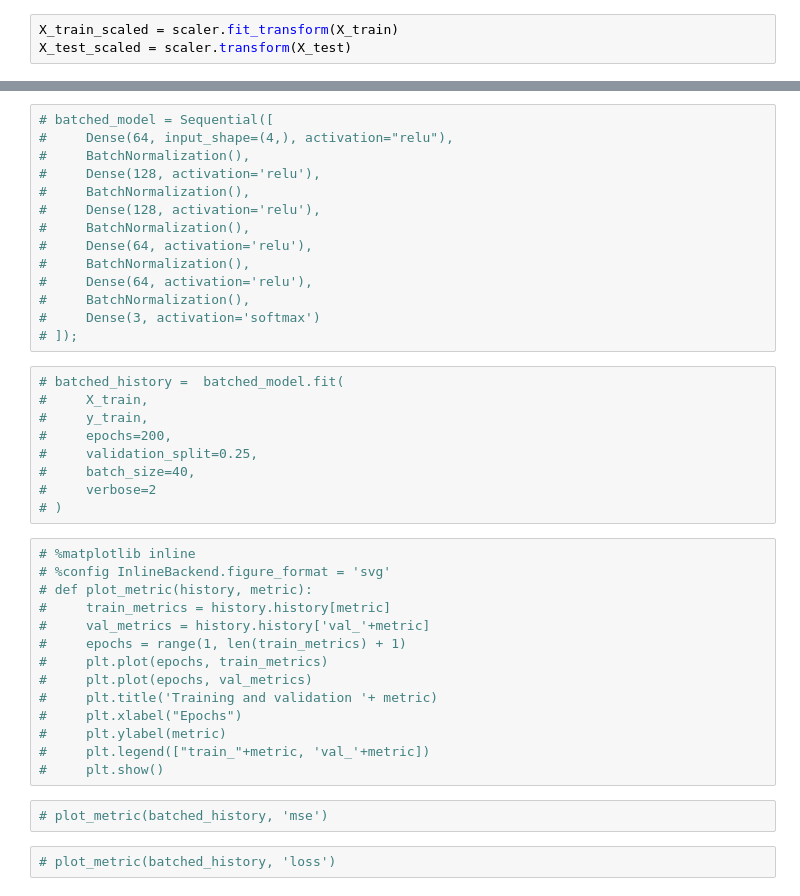
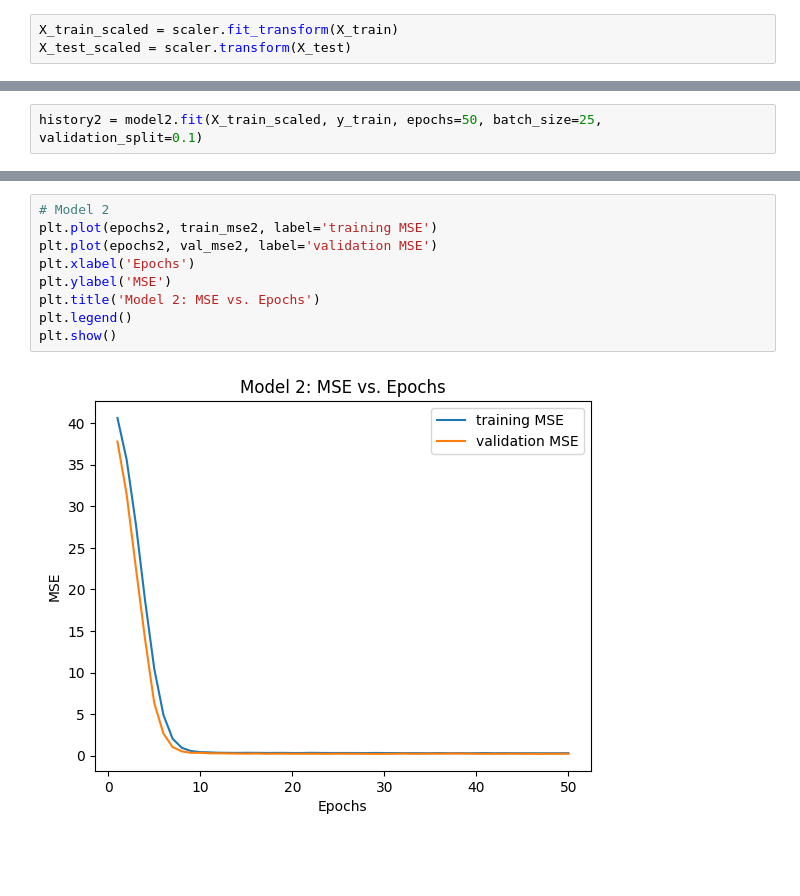
Before and after one commit to andresdlRoca/Deep-Learning-Labs, a Jupyter notebook: bn_implementation.ipynb, the cells around one changed output, grey strips where cells are left out. Drawn from its saved outputs; the diff is of its cells as text; blank space fills up the shorter version.

```diff
--- a/bn_implementation.ipynb
+++ b/bn_implementation.ipynb
@@ -102,0 +124,2 @@ Epoch 50/50
+# %%
+history2 = model2.fit(X_train_scaled, y_train, epochs=50, batch_size=25, validation_split=0.1)
@@ -125,41 +218,11 @@ plt.show()
-# %%
-# batched_model = Sequential([
-#     Dense(64, input_shape=(4,), activation="relu"),
-#     BatchNormalization(),
-#     Dense(128, activation='relu'),
-#     BatchNormalization(),
-#     Dense(128, activation='relu'),
-#     BatchNormalization(),
-#     Dense(64, activation='relu'),
-#     BatchNormalization(),
-#     Dense(64, activation='relu'),
-#     BatchNormalization(),
-#     Dense(3, activation='softmax')
-# ]);
-# %%
-# batched_history =  batched_model.fit(
-#     X_train,
-#     y_train,
-#     epochs=200,
-#     validation_split=0.25,
-#     batch_size=40,
-#     verbose=2
-# )
-# %%
-# %matplotlib inline
-# %config InlineBackend.figure_format = 'svg'
-# def plot_metric(history, metric):
-#     train_metrics = history.history[metric]
-#     val_metrics = history.history['val_'+metric]
-#     epochs = range(1, len(train_metrics) + 1)
-#     plt.plot(epochs, train_metrics)
-#     plt.plot(epochs, val_metrics)
-#     plt.title('Training and validation '+ metric)
-#     plt.xlabel("Epochs")
-#     plt.ylabel(metric)
-#     plt.legend(["train_"+metric, 'val_'+metric])
-#     plt.show()
-# %%
-# plot_metric(batched_history, 'mse')
-# %%
-# plot_metric(batched_history, 'loss')
+# %%
+# Model 2
+plt.plot(epochs2, train_mse2, label='training MSE')
+plt.plot(epochs2, val_mse2, label='validation MSE')
+plt.xlabel('Epochs')
+plt.ylabel('MSE')
+plt.title('Model 2: MSE vs. Epochs')
+plt.legend()
+plt.show()
+# %% [output]
+[figure, added]
```
Also changed, not shown: parts of 12 cells of this notebook.
